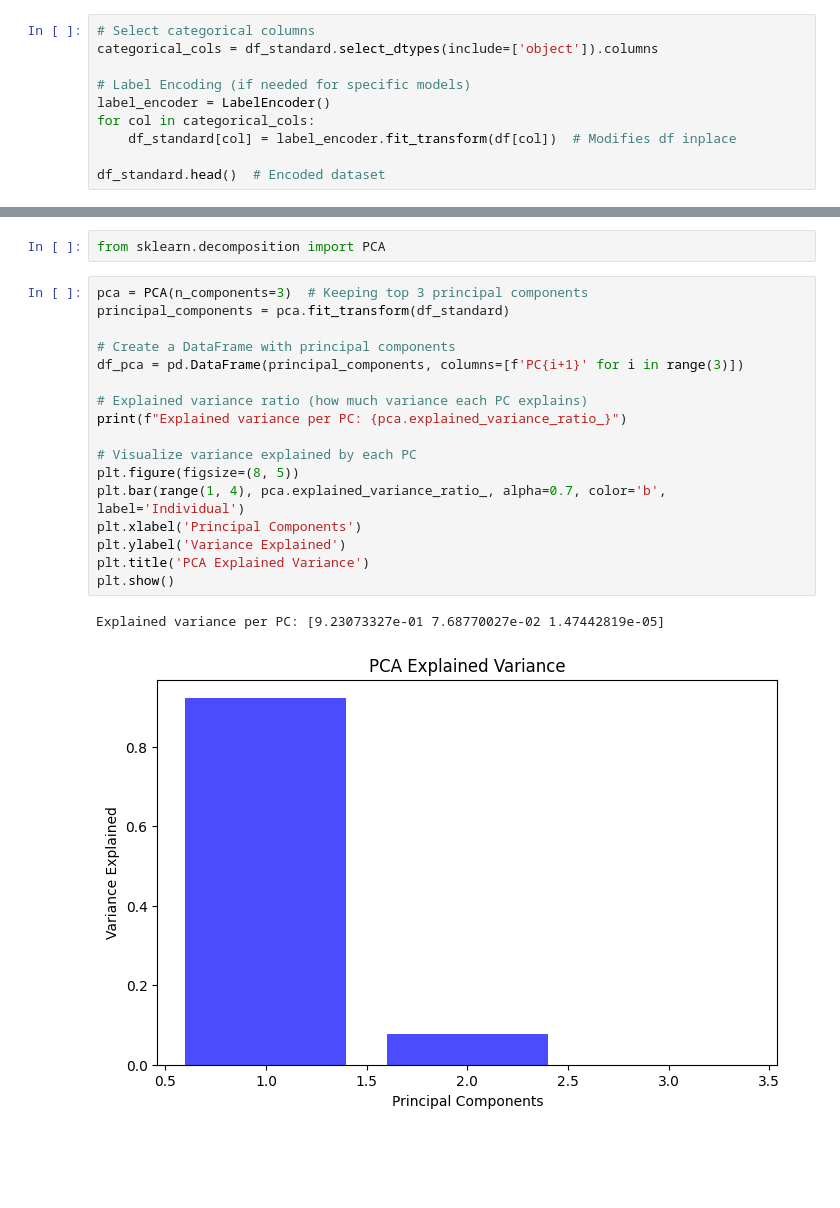
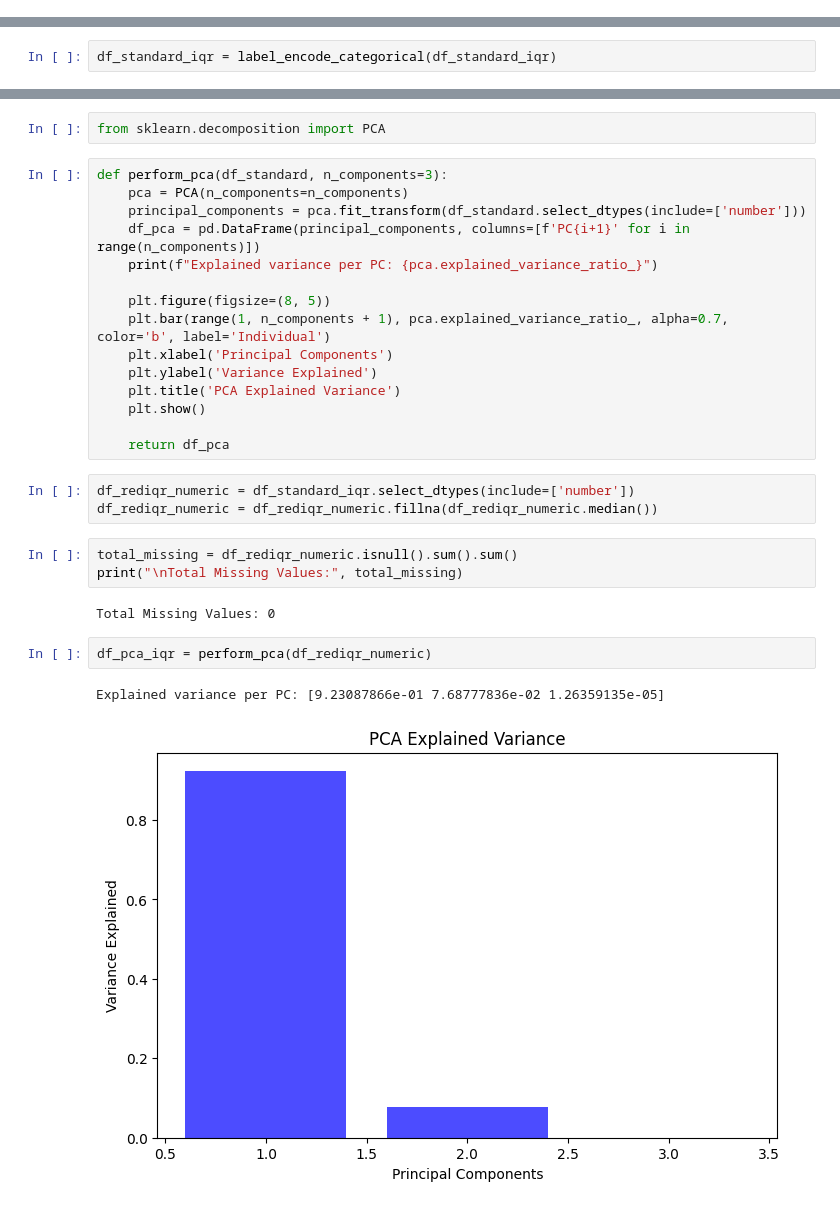
Before and after one commit to PriyanshuRao-code/AI-Lab-Project, a Jupyter notebook: team_24_data_preprocessing.ipynb, the cells around one changed output, grey strips where cells are left out. Drawn from its saved outputs; the diff is of its cells as text; blank space fills up the shorter version.

```diff
--- a/team_24_data_preprocessing.ipynb
+++ b/team_24_data_preprocessing.ipynb
@@ -219,10 +289,0 @@ print(df_minmax['Equinox'].unique())
-# %%
-# Select categorical columns
-categorical_cols = df_standard.select_dtypes(include=['object']).columns
-
-# Label Encoding (if needed for specific models)
-label_encoder = LabelEncoder()
-for col in categorical_cols:
-    df_standard[col] = label_encoder.fit_transform(df[col])  # Modifies df inplace
-
-df_standard.head()  # Encoded dataset
@@ -244,0 +294,2 @@ print(df_standard['Orbiting Body'].unique())
+# %%
+df_standard_iqr = label_encode_categorical(df_standard_iqr)
@@ -262,22 +333,30 @@ Selected features based on correlation: ['Mean Motion', 'Relative Velocity km pe
 # %%
 from sklearn.decomposition import PCA
 # %%
-pca = PCA(n_components=3)  # Keeping top 3 principal components
-principal_components = pca.fit_transform(df_standard)
+def perform_pca(df_standard, n_components=3):
+    pca = PCA(n_components=n_components)
+    principal_components = pca.fit_transform(df_standard.select_dtypes(include=['number']))
+    df_pca = pd.DataFrame(principal_components, columns=[f'PC{i+1}' for i in range(n_components)])
+    print(f"Explained variance per PC: {pca.explained_variance_ratio_}")
 
-# Create a DataFrame with principal components
-df_pca = pd.DataFrame(principal_components, columns=[f'PC{i+1}' for i in range(3)])
+    plt.figure(figsize=(8, 5))
+    plt.bar(range(1, n_components + 1), pca.explained_variance_ratio_, alpha=0.7, color='b', label='Individual')
+    plt.xlabel('Principal Components')
+    plt.ylabel('Variance Explained')
+    plt.title('PCA Explained Variance')
+    plt.show()
 
-# Explained variance ratio (how much variance each PC explains)
-print(f"Explained variance per PC: {pca.explained_variance_ratio_}")
-
-# Visualize variance explained by each PC
-plt.figure(figsize=(8, 5))
-plt.bar(range(1, 4), pca.explained_variance_ratio_, alpha=0.7, color='b', label='Individual')
-plt.xlabel('Principal Components')
-plt.ylabel('Variance Explained')
-plt.title('PCA Explained Variance')
-plt.show()
+    return df_pca
-# %% [output]
-Explained variance per PC: [9.23073327e-01 7.68770027e-02 1.47442819e-05]
-[figure, removed]
+# %%
+df_rediqr_numeric = df_standard_iqr.select_dtypes(include=['number'])
+df_rediqr_numeric = df_rediqr_numeric.fillna(df_rediqr_numeric.median())
+# %%
+total_missing = df_rediqr_numeric.isnull().sum().sum()
+print("\nTotal Missing Values:", total_missing)
+# %% [output]
+Total Missing Values: 0
+# %%
+df_pca_iqr = perform_pca(df_rediqr_numeric)
+# %% [output]
+Explained variance per PC: [9.23087866e-01 7.68777836e-02 1.26359135e-05]
+[figure, added]
```
Also changed, not shown: parts of 33 cells of this notebook.
